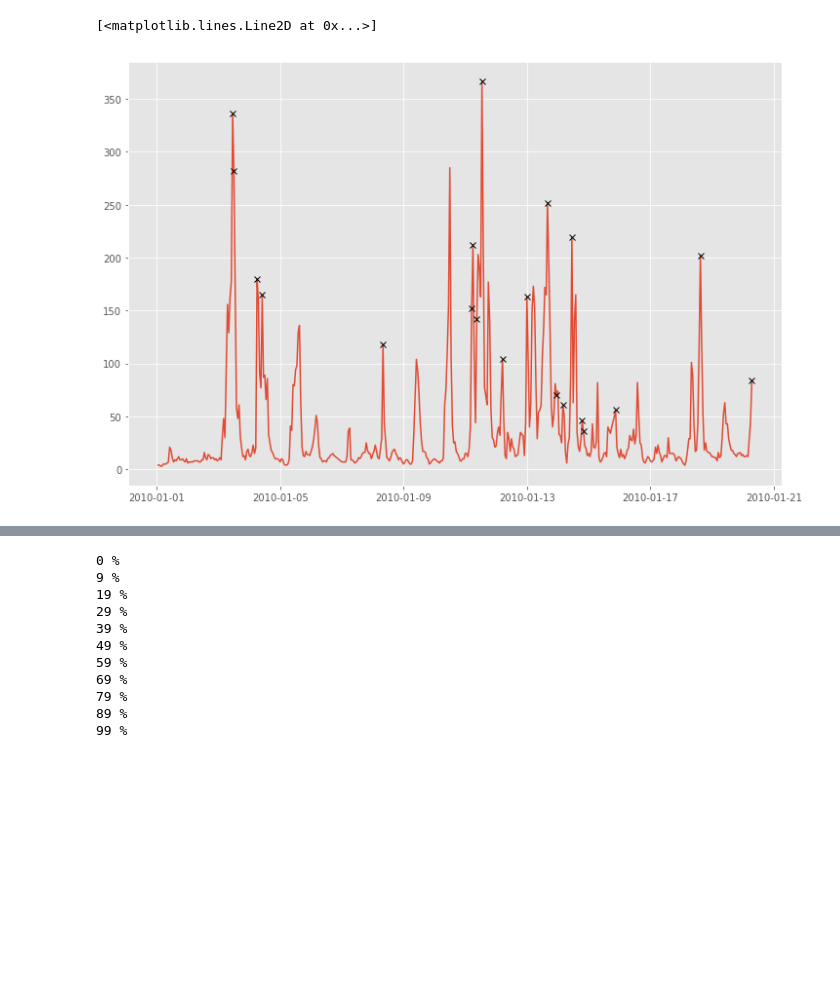
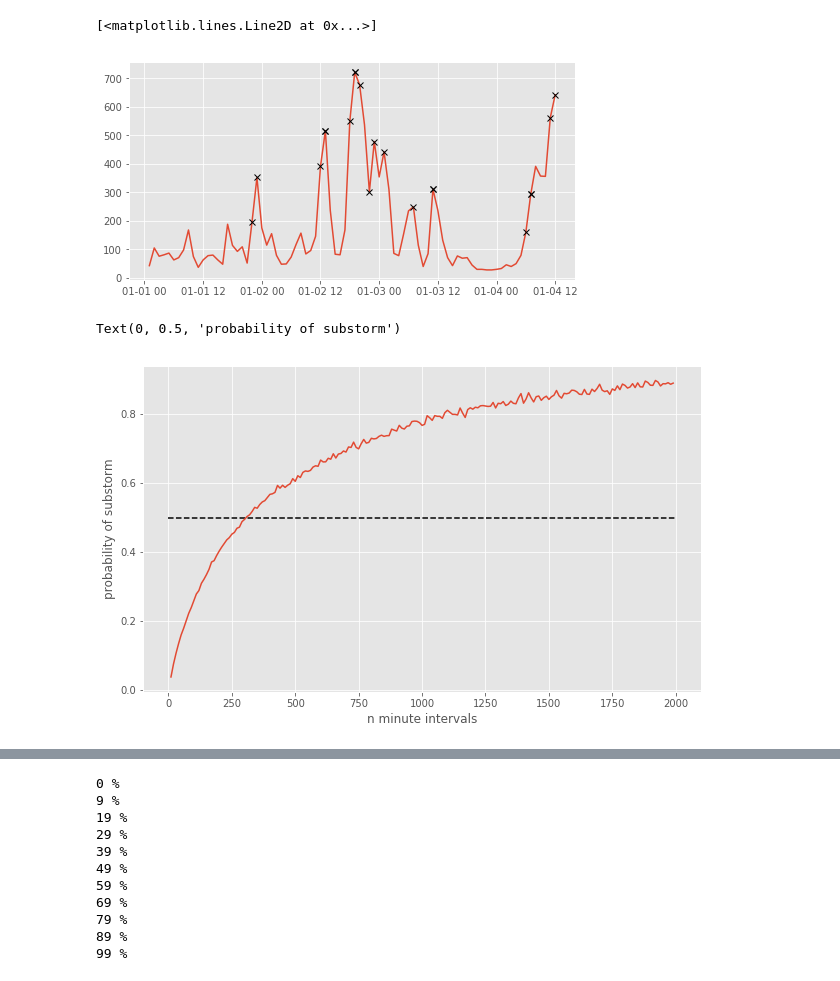
Before and after one commit to gregstarr/space-physics-machine-learning, a Jupyter notebook: exploration.ipynb, the cells around one changed output, grey strips where cells are left out. Saved outputs shown, nothing was run; the diff lists cells and outputs as text; code cells hidden in the pictures; blank space fills up the shorter version.

```diff
--- a/exploration.ipynb
+++ b/exploration.ipynb
@@ -11,26 +13,27 @@ import matplotlib.pyplot as plt
 plt.style.use('ggplot')
 %matplotlib inline
 # %%
+# loading up substorm file and AE index file just to have a look
 os.chdir("C://Users//Greg//code//space physics//experiment//data")
 
 ss_file = "substorms_2000_2018.csv"
 ind_file = "ae_index_2000_2018.hdf"
 
 ind = pd.read_hdf(ind_file, key='data').astype(float)
 ss = pd.read_csv(ss_file)
 ss.index = pd.to_datetime(ss.Date_UTC)
 ss = ss.drop(columns=['Date_UTC'])
 
-start = datetime.datetime(2010, 1, 1)
-end = datetime.datetime(2011, 1, 1)
+start = datetime.datetime(2015, 1, 1)
+end = datetime.datetime(2016, 1, 1)
 
 ss = ss[(ss.index > start) * (ss.index < end)]
 ind = ind[(ind.index > start) * (ind.index < end)]
+
+ss_indices = np.argmin(abs(ss.index[:,None] - ind.index[None,:]), axis=1)[:20]
+plt.figure(figsize=(8,4))
+plt.plot(ind.ae.iloc[:ss_indices[-1]+1])
+plt.plot(ind.ae.iloc[ss_indices], 'kx')
+# %% [output]
+[<matplotlib.lines.Line2D at 0x...>]
+[figure, added]
-# %%
-ss_indices = np.argmin(abs(ss.index[:,None] - ind.index[None,:]), axis=1)[:20]
-plt.figure(figsize=(12,8))
-plt.plot(ind.ae.iloc[:ss_indices[-1]+1])
-plt.plot(ind.ae.iloc[ss_indices], 'kx')
-# %% [output]
-[<matplotlib.lines.Line2D at 0x...>]
-[figure, removed]
@@ -55 +40,21 @@ def plot_mag(stations, start, stop):
+# %%
+# This shows how the probability of a substorm being in an interval relates to the length of the interval
+
+dt = np.round((ss.index - ss.index[0]).total_seconds()) / 60
+probs = []
+maxmins = 2000
+for m in range(10, maxmins, 10):
+    hours = np.unique(np.floor(dt / m)).astype(int)
+    probs.append([m, np.mean(np.in1d(np.arange(hours.max()), hours))])
+
+probs = np.array(probs)
+
+plt.figure(figsize=(10,6))
+plt.plot(probs[:,0], probs[:,1])
+plt.hlines(.5, 0, maxmins, 'k', 'dashed')
+plt.xlabel('n minute intervals')
+plt.ylabel('probability of substorm')
+# %% [output]
+Text(0, 0.5, 'probability of substorm')
+[figure, added]
 # %%
```
Also changed, not shown: parts of 10 cells of this notebook, 4 other files.
